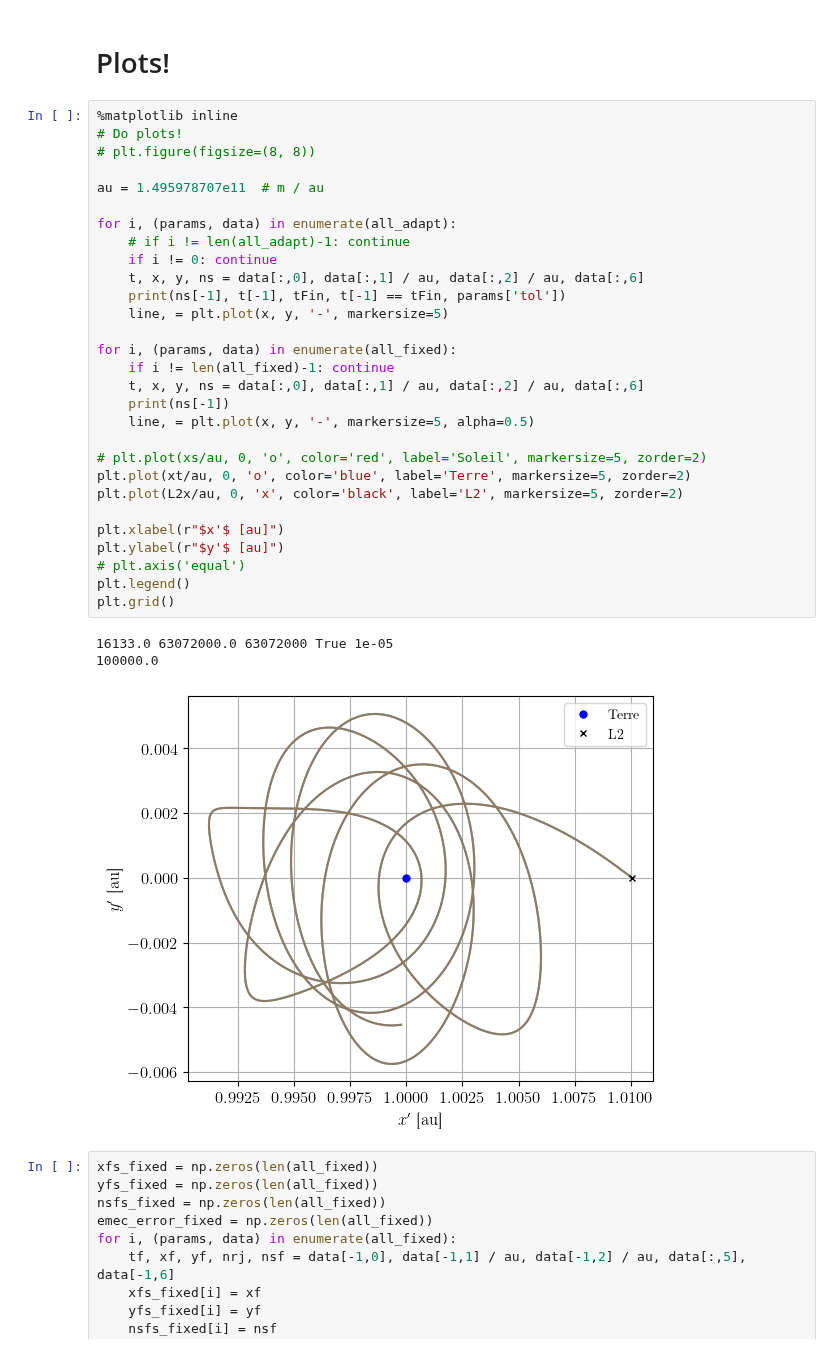
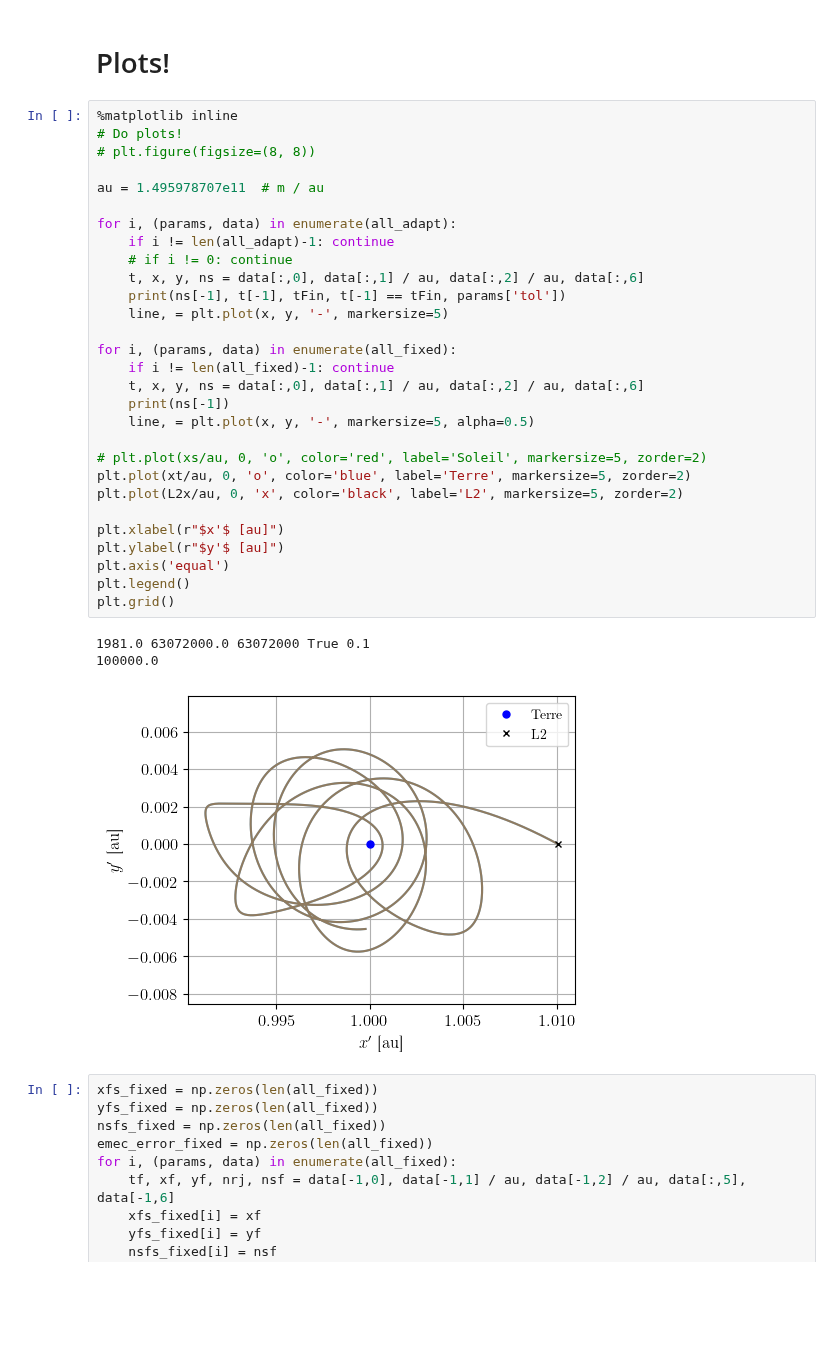
Before and after one commit to TomVdt/PhysNum, a Jupyter notebook: exercice3/analysis/analysis3bi.ipynb, the cells around one changed output. Drawn from its saved outputs; the diff is of its cells as text; blank space fills up the shorter version.

```diff
--- a/exercice3/analysis/analysis3bi.ipynb
+++ b/exercice3/analysis/analysis3bi.ipynb
@@ -71,36 +71,36 @@ Running simulations... Done 100/100
 # %%
 %matplotlib inline
 # Do plots!
 # plt.figure(figsize=(8, 8))
 
 au = 1.495978707e11  # m / au
 
 for i, (params, data) in enumerate(all_adapt):
-    # if i != len(all_adapt)-1: continue
-    if i != 0: continue
+    if i != len(all_adapt)-1: continue
+    # if i != 0: continue
     t, x, y, ns = data[:,0], data[:,1] / au, data[:,2] / au, data[:,6]
     print(ns[-1], t[-1], tFin, t[-1] == tFin, params['tol'])
     line, = plt.plot(x, y, '-', markersize=5)
 
 for i, (params, data) in enumerate(all_fixed):
     if i != len(all_fixed)-1: continue
     t, x, y, ns = data[:,0], data[:,1] / au, data[:,2] / au, data[:,6]
     print(ns[-1])
     line, = plt.plot(x, y, '-', markersize=5, alpha=0.5)
 
 # plt.plot(xs/au, 0, 'o', color='red', label='Soleil', markersize=5, zorder=2)
 plt.plot(xt/au, 0, 'o', color='blue', label='Terre', markersize=5, zorder=2)
 plt.plot(L2x/au, 0, 'x', color='black', label='L2', markersize=5, zorder=2)
 
 plt.xlabel(r"$x'$ [au]")
 plt.ylabel(r"$y'$ [au]")
-# plt.axis('equal')
+plt.axis('equal')
 plt.legend()
 plt.grid()
 # %% [output]
-16133.0 63072000.0 63072000 True 1e-05
+1981.0 63072000.0 63072000 True 0.1
 100000.0
-[figure, old version]
+[figure, new version]
 # %%
 xfs_fixed = np.zeros(len(all_fixed))
 yfs_fixed = np.zeros(len(all_fixed))
```
Also changed, not shown: parts of 5 cells of this notebook, 13 other files.
